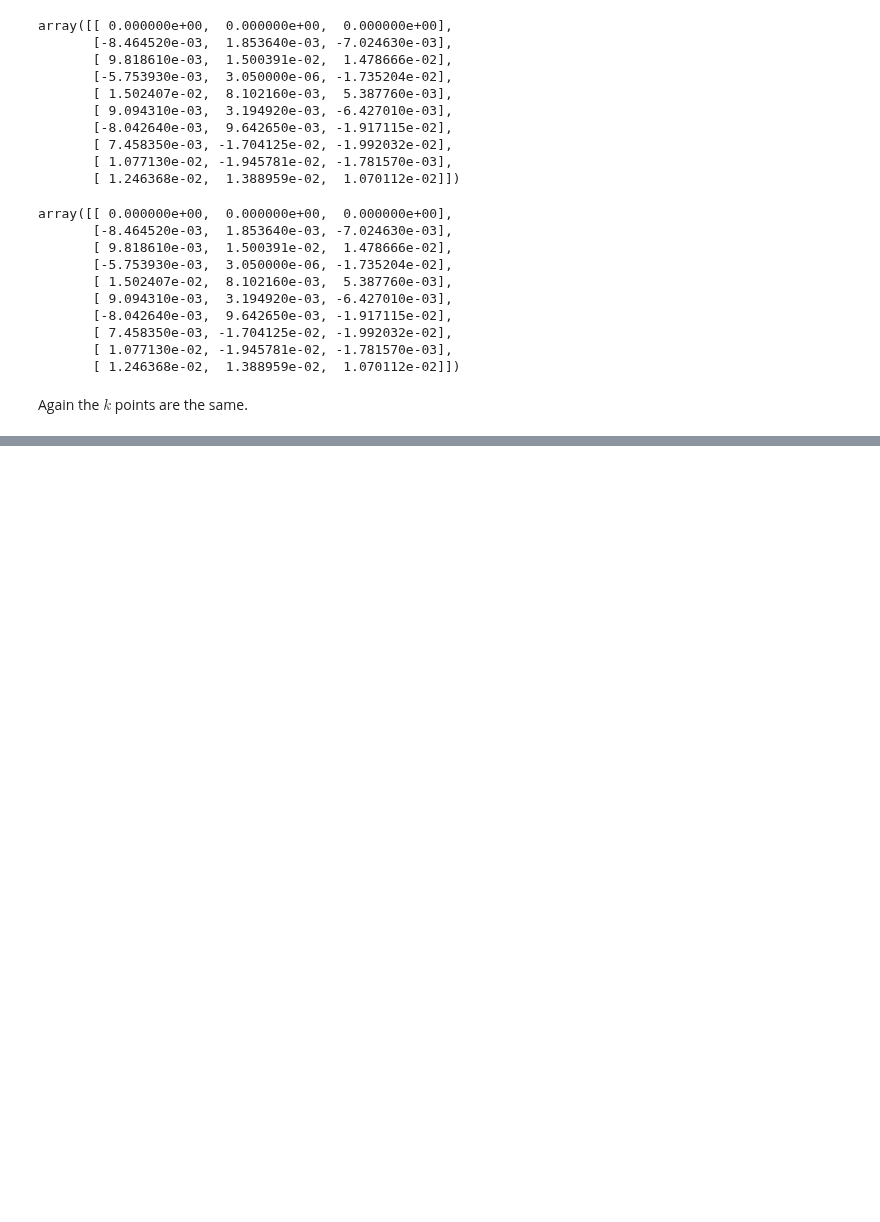
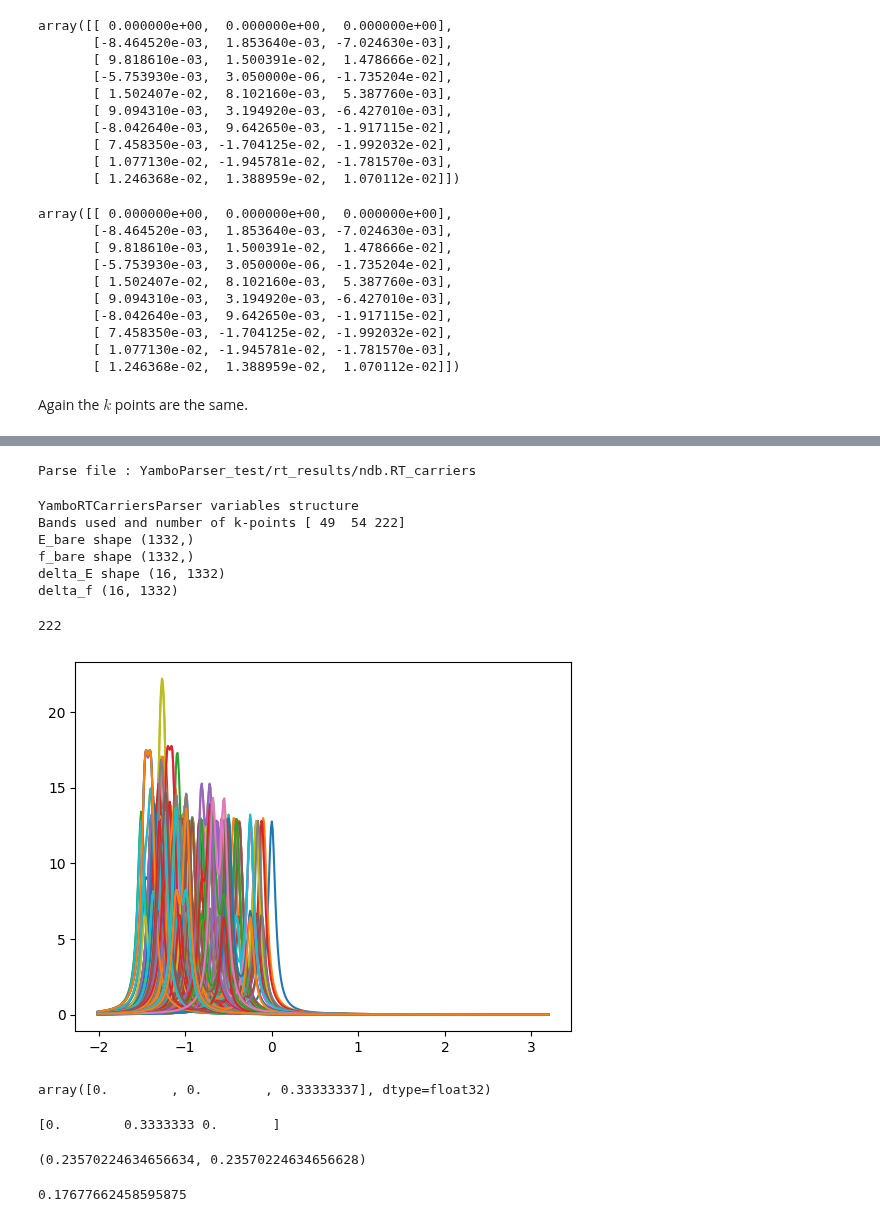
Before and after one commit to marcodalessandro76/MPPI, a Jupyter notebook: sphinx_source/tutorials/Tutorial_YamboParser.ipynb, the cells around one changed output, grey strips where cells are left out. Saved outputs shown, nothing was run; the diff lists cells and outputs as text; code cells hidden in the pictures; blank space fills up the shorter version.

Commit message:
Added the YamboRTCarriers class. Update

```diff
--- a/sphinx_source/tutorials/Tutorial_YamboParser.ipynb
+++ b/sphinx_source/tutorials/Tutorial_YamboParser.ipynb
@@ -765,0 +775,25 @@ Again the $k$ points are the same.
+# %%
+ndb = 'YamboParser_test/rt_results/ndb.RT_carriers'
+# %%
+data = P.YamboRTCarriersParser(ndb)
+# %% [output]
+Parse file : YamboParser_test/rt_results/ndb.RT_carriers
+# %%
+data.get_info()
+# %% [output]
+YamboRTCarriersParser variables structure
+Bands used and number of k-points [ 49  54 222]
+E_bare shape (1332,)
+f_bare shape (1332,)
+delta_E shape (16, 1332)
+delta_f (16, 1332)
+# %%
+d = data.build_f_bare_dos(eta=0.05,dE=0.01)
+# %%
+len(d.dos)
+# %% [output]
+222
+# %%
+d.plot(plt,legend=False)
+# %% [output]
+[figure, added]
@@ -765,0 +804,4 @@ Again the $k$ points are the same.
+# %%
+data.kpt[:,1]
+# %% [output]
+array([0.        , 0.        , 0.33333337], dtype=float32)
@@ -765,0 +810,11 @@ Again the $k$ points are the same.
+# %%
+ind = 8
+print(data.kpt[:,ind])
+distance_point_to_segment(data.kpt[:,ind],Gamma,K)
+# %% [output]
+[0.        0.3333333 0.       ]
+(0.23570224634656634, 0.23570224634656628)
+# %%
+np.sin(np.pi/4)*0.2499999
+# %% [output]
+0.17677662458595875
```
Also changed, not shown: parts of 44 cells of this notebook, 11 other files.
